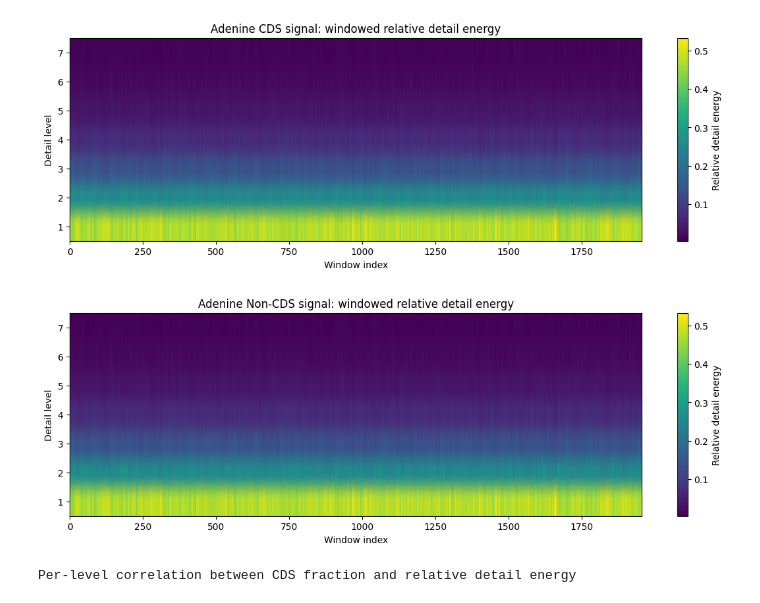
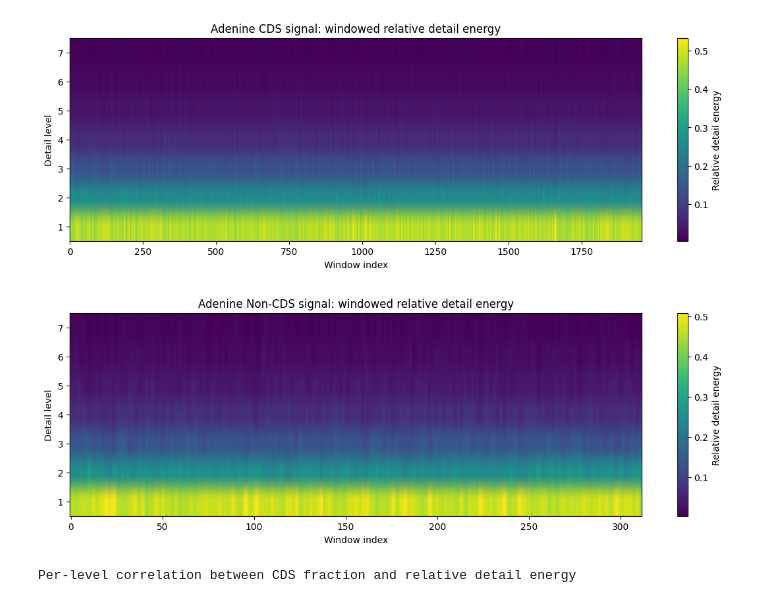
Before and after one commit to dpmcgonigle/applied-mathematics-5300-uml, a Jupyter notebook: wavelets_a_analysis.ipynb, the cells around one changed output. Drawn from its saved outputs; the diff is of its cells as text; code cells hidden in the pictures.

```diff
--- a/wavelets_a_analysis.ipynb
+++ b/wavelets_a_analysis.ipynb
@@ -1063,24 +1286,24 @@ plt.show()
 [figure]
 # %%
 heatmap_noncds_df = (
-    a_cds_windowed_energy[a_cds_windowed_energy["kind"] == "detail"]
+    a_noncds_windowed_energy[a_noncds_windowed_energy["kind"] == "detail"]
     .pivot(index="level", columns="window_start", values="relative_energy")
     .sort_index()
 )
 
 plt.figure(figsize=(14, 4))
 plt.imshow(heatmap_noncds_df.values, aspect="auto", origin="lower")
 plt.colorbar(label="Relative detail energy")
 plt.yticks(
     ticks=np.arange(len(heatmap_noncds_df.index)),
     labels=heatmap_noncds_df.index,
 )
 plt.xlabel("Window index")
 plt.ylabel("Detail level")
 plt.title("Adenine Non-CDS signal: windowed relative detail energy")
 plt.show()
 # %% [output]
-[figure, old version]
+[figure, new version]
 # %%
 window_detail_df = a_windowed_energy[a_windowed_energy["kind"] == "detail"].copy()
 
```
Also changed, not shown: parts of 16 cells of this notebook.
